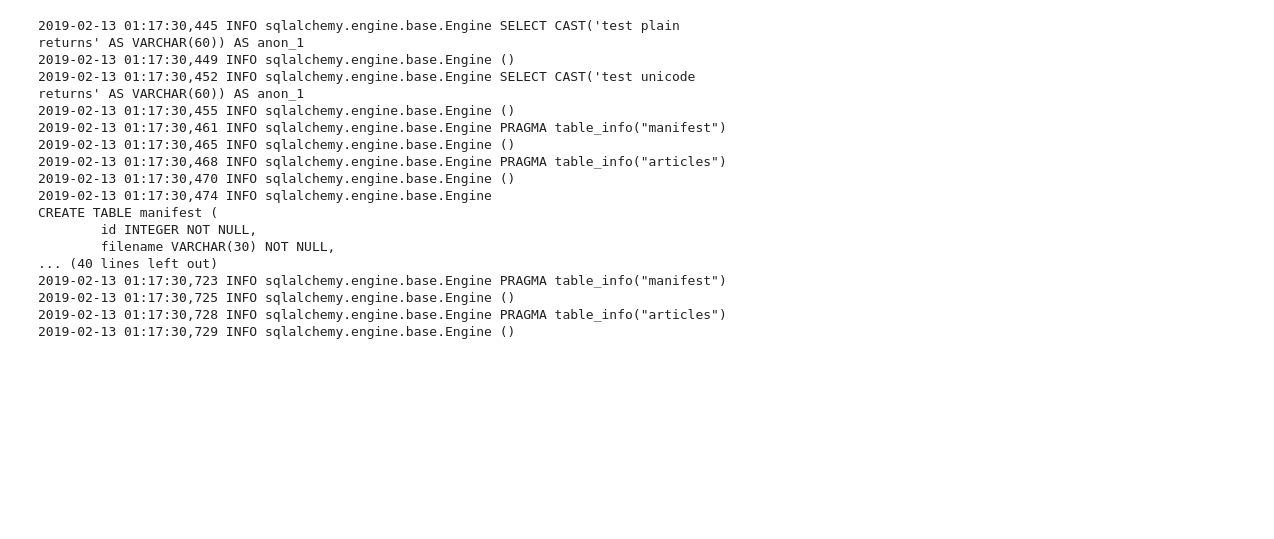
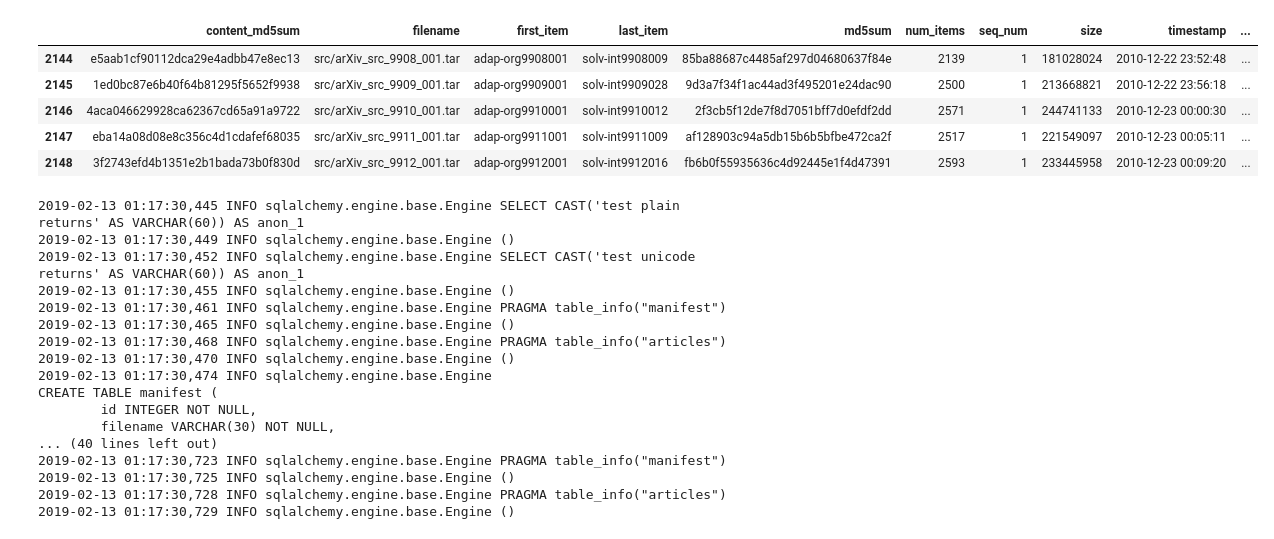
Before and after one commit to lab156/arxivDownload, a Jupyter notebook: Populating and examples SQLAlchemy databases.ipynb, the cells around one changed output. Drawn from its saved outputs; the diff is of its cells as text; code cells hidden in the pictures; blank space fills up the shorter version.

```diff
--- a/Populating and examples SQLAlchemy databases.ipynb
+++ b/Populating and examples SQLAlchemy databases.ipynb
@@ -16,6 +16,7 @@ with open('../manifest_jan_2019.xml', 'r') as f:
 # %%
 root = mani.getroot()
 def parse_element(elem):
+    """ return dictionary with manifest metadata """
     return_dict = {}
     for e in elem:
         return_dict[e.tag] = e.text
@@ -26,6 +27,15 @@ def parse_root(root):
 filedf = pd.DataFrame(parse_root(root))
 filedf[['num_items', 'size']] = filedf[['num_items', 'size']].astype(int)
 filedf['filename'] = filedf['filename'].astype(str)
+# %%
+filedf.tail()
+# %% [output]
+|  | content_md5sum | filename | first_item | last_item | md5sum | num_items | seq_num | size | timestamp | ... |
+| 2144 | e5aab1cf90112dca29e4adbb47e8ec13 | src/arXiv_src_9908_001.tar | adap-org9908001 | solv-int9908009 | 85ba88687c4485af297d04680637f84e | 2139 | 1 | 181028024 | 2010-12-22 23:52:48 | ... |
+| 2145 | 1ed0bc87e6b40f64b81295f5652f9938 | src/arXiv_src_9909_001.tar | adap-org9909001 | solv-int9909028 | 9d3a7f34f1ac44ad3f495201e24dac90 | 2500 | 1 | 213668821 | 2010-12-22 23:56:18 | ... |
+| 2146 | 4aca046629928ca62367cd65a91a9722 | src/arXiv_src_9910_001.tar | adap-org9910001 | solv-int9910012 | 2f3cb5f12de7f8d7051bff7d0efdf2dd | 2571 | 1 | 244741133 | 2010-12-23 00:00:30 | ... |
+| 2147 | eba14a08d08e8c356c4d1cdafef68035 | src/arXiv_src_9911_001.tar | adap-org9911001 | solv-int9911009 | af128903c94a5db15b6b5bfbe472ca2f | 2517 | 1 | 221549097 | 2010-12-23 00:05:11 | ... |
+| 2148 | 3f2743efd4b1351e2b1bada73b0f830d | src/arXiv_src_9912_001.tar | adap-org9912001 | solv-int9912016 | fb6b0f55935636c4d92445e1f4d47391 | 2593 | 1 | 233445958 | 2010-12-23 00:09:20 | ... |
 # %%
 import databases.create_db_define_models as cre
 # %%
```
Also changed, not shown: parts of 1 cell of this notebook.
